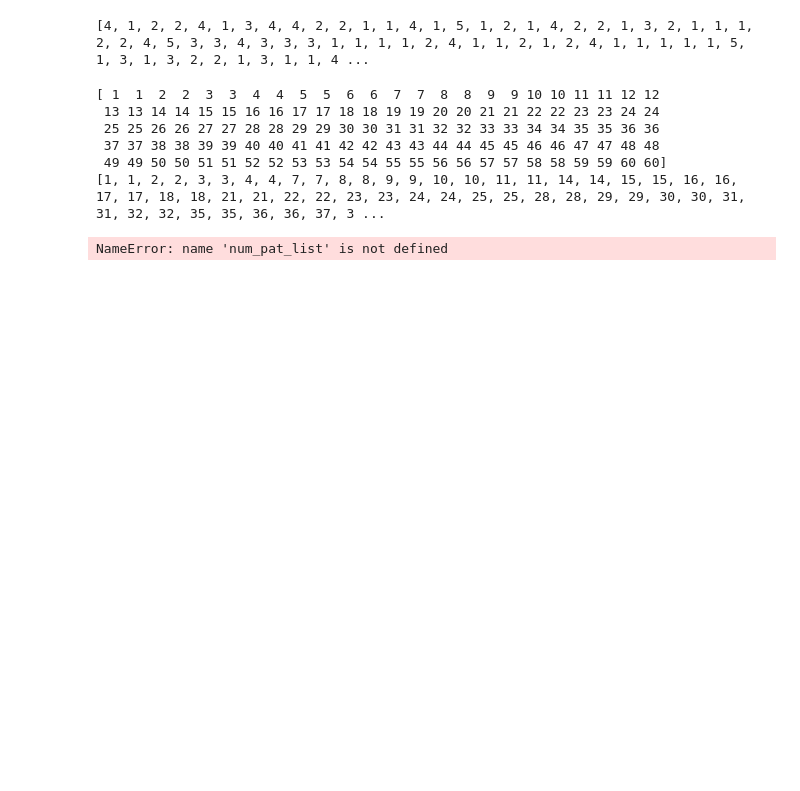
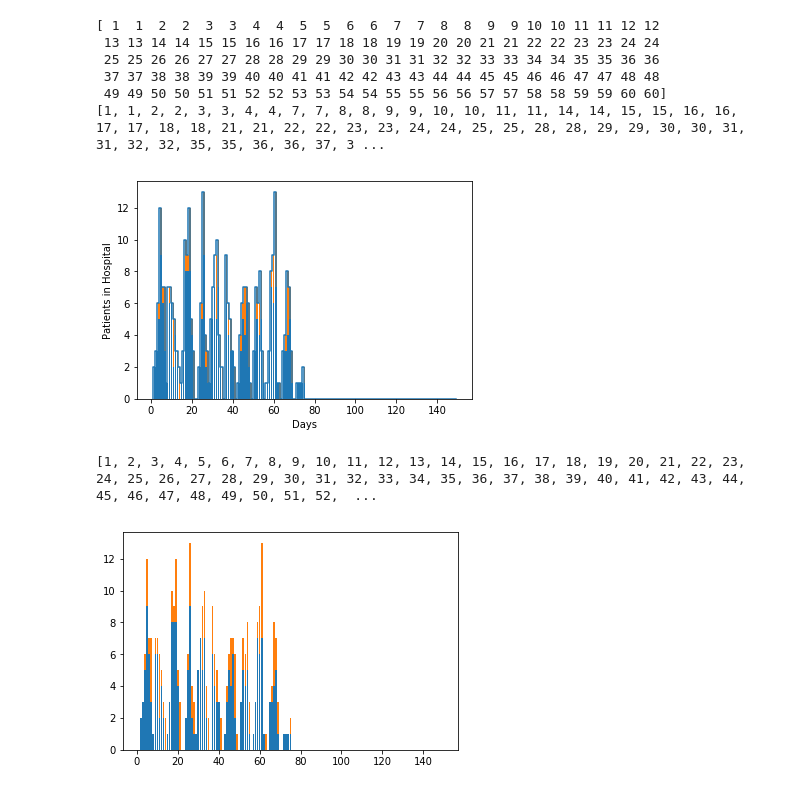
Before and after one commit to nma5214/TeamMayo, a Jupyter notebook: Greedy/Greedy_schedule_1.ipynb, the cells around one changed output. Saved outputs shown, nothing was run; the diff lists cells and outputs as text; code cells hidden in the pictures; blank space fills up the shorter version.

```diff
--- a/Greedy/Greedy_schedule_1.ipynb
+++ b/Greedy/Greedy_schedule_1.ipynb
@@ -9,18 +9,22 @@ import numpy as np
 import random
 import matplotlib.pyplot as plt
 
-#num_pat_list = []
-#for i in range(10):
-#    num_pat_list.append(10)
-sp1=10
-sp2=3
+#num_pat_list is used for the weekly d1 scheduling function, make_schedule_d1_batch
+num_pat_list = []
+for i in range(10): #The input in "range" gives us the number of weeks to observe
+    num_pat_list.append(10) #The input in "num_pat_list.append" gives the number of patients per week.
 
-#num_pats=sum(num_pat_list)
+sp1=10 #The number of available rooms in d1 facility
+sp2=3 #The number of available rooms in d2 facility
 
+num_pats_batch=sum(num_pat_list)
+
+#reg_pat_arr gives us a list where the ith entry of that list gives us the day that patient i showed up for treatment.
+#The days are considered in the context of a 5-day week.
 reg_pat_arr = []
-for i in range(60):
+for i in range(60): #The number in "range" gives us the number of weekdays patients will be arriving.
     reg_pat_arr.append(i)
-    reg_pat_arr.append(i)
+    reg_pat_arr.append(i) #Currently, this is set up to have patients arriving two per day.
 
 num_pats=len(reg_pat_arr)
 #setting the seed
@@ -28,26 +32,26 @@ np.random.seed(2019)
 #Choosing collection numbers to be random.
 #The distribution below is almost the same as the one Yu-Li showed us.
 
-#doctor schedules.  For now, let's have 3 doctors available for the d2 process who are available on random days.
-#doctor = []
-#for i in range(20):
-#    doctor.append(np.random.randint(0,5)) #Each doctor is available on a random weekday (consistent throughout the process)
-#print doctor
-#Build a schedule of doctor's based on doctor being available for a maximum of 1-day
+
+#Build a schedule of doctor's based on doctor being available for a maximum of 1-day.
+#Each doctor is assigned a weekday (at random) on which they will be available to take patients.  There is no limit to how
+#many patients they can see.
 np.random.seed(2019)
 num_docs = 20
 doc_avail_day = [np.random.randint(0,5) for d in range(num_docs)]
 #Build a master schedule for the doctor's availability for 120 days
 mast_sched_doc = np.array([[int(j%5 == doc_avail_day[d]) for j in range(120)]for d in range(num_docs)]) #Here 60 days is scheduling
 
-#Make sure that the doc is available atmost 1 day a week
+#Make sure that the doc is available at most 1 day a week
 doc_avail_day = [np.random.randint(0,5) for d in range(num_docs)]
 
+#coll is used for daily patients
 np.random.seed(2019)
 coll = [np.random.choice([1,2,3,4,5], p =[.398,.304,.147,.088,.063]) for i in range(num_pats)]
-#for j, day in enumerate(coll):
-#    print day
-print(coll)
+
+#coll_batch is used for weekly patients
+np.random.seed(2019)
+coll_batch = [np.random.choice([1,2,3,4,5], p =[.398,.304,.147,.088,.063]) for i in range(num_pats_batch)]
 #Choosing number of chemo days to be random according to a triangular distribution.
 np.random.seed(2019)
 chemo = []
@@ -59,7 +63,16 @@ for i in range(num_pats):
     inf.append(1)
 
 
+#same as the previous few lines, but for the weekly patients
 
+np.random.seed(2019)
+chemo_batch = []
+for i in range(num_pats_batch):
+    chemo_batch.append(int((random.triangular(low=1,high=6, mode=2))))
+
+inf_batch = []
+for i in range(num_pats_batch):
+    inf_batch.append(1)
 #def make_schedule_d1(num_patients,collections, max_space1, max_days):
     #initialize schedules for d1 and d2 procedures.  These record the number of patients scheduled for each procedure on each day.
     #space1 = np.zeros(max_days)
@@ -88,5 +101,3 @@ for i in range(num_pats):
 #first_sched = make_schedule_d1(num_pats,coll, sp1,100)
 
 #first_sched
-# %% [output]
-[4, 1, 2, 2, 4, 1, 3, 4, 4, 2, 2, 1, 1, 4, 1, 5, 1, 2, 1, 4, 2, 2, 1, 3, 2, 1, 1, 1, 2, 2, 4, 5, 3, 3, 4, 3, 3, 3, 1, 1, 1, 1, 2, 4, 1, 1, 2, 1, 2, 4, 1, 1, 1, 1, 1, 5, 1, 3, 1, 3, 2, 2, 1, 3, 1, 1, 4 ...
@@ -349,35 +390,37 @@ print(daily_sched_d1_7day)
  49 49 50 50 51 51 52 52 53 53 54 54 55 55 56 56 57 57 58 58 59 59 60 60]
 [1, 1, 2, 2, 3, 3, 4, 4, 7, 7, 8, 8, 9, 9, 10, 10, 11, 11, 14, 14, 15, 15, 16, 16, 17, 17, 18, 18, 21, 21, 22, 22, 23, 23, 24, 24, 25, 25, 28, 28, 29, 29, 30, 30, 31, 31, 32, 32, 35, 35, 36, 36, 37, 3 ...
 # %%
-#Let's play with allowing the collections to vary from patient to patient randomly.
+#Let's run the whole process for the batch (weekly) schedule
 
-batch_sched_d1 = make_schedule_d1_batch(num_pat_list, coll, sp1, 150)
-batch_sched_d2 = make_schedule_d2(batch_sched_d1,coll, sp2, 150)
-batch_hosp_sched = make_schedule_hospital(batch_sched_d2,chemo,inf, 150)
-batch_chemo_sched = make_schedule_chemo(batch_sched_d2,chemo,150)
-batch_infusion_sched = make_schedule_infusion(batch_sched_d2,chemo,inf,150)
+batch_sched_d1 = make_schedule_d1_batch(num_pat_list, coll_batch, sp1, 150)
+batch_sched_d2 = make_schedule_d2(batch_sched_d1,coll_batch, sp2, 150)
+batch_chemo_sched = make_schedule_chemo(batch_sched_d2,chemo_batch,150)
+batch_infusion_sched = make_schedule_infusion(batch_sched_d2,chemo_batch,inf_batch,150)
+batch_hosp_sched = make_schedule_hospital(batch_chemo_sched,batch_infusion_sched)
 
 
 #Now let's plot the patient influx (chemo+infusion patients)
 NumDays = len(batch_hosp_sched)
 Nd=list(range(1,NumDays))
 plt.step(Nd, batch_hosp_sched[1:150])
 chemo_plt = plt.bar(Nd,batch_chemo_sched[1:150])
 inf_plt = plt.bar(Nd,batch_infusion_sched[1:150], bottom=batch_chemo_sched[1:150])
 plt.xlabel("Days")
 plt.ylabel("Patients in Hospital")
 
 plt.show()
 #mean number of patients in the hospital
 #sum(batch_hosp_sched[1:55])/(len(batch_hosp_sched[1:55]))
 
 print(Nd)
 #len(batch_chemo_sched[1:150])
 #Breakdown the chemo and infusion numbers
 chemo_plt = plt.bar(Nd,batch_chemo_sched[1:150])
 inf_plt = plt.bar(Nd,batch_infusion_sched[1:150], bottom=batch_chemo_sched[1:150])
 # %% [output]
+[figure, added]
-NameError: name 'num_pat_list' is not defined
+[1, 2, 3, 4, 5, 6, 7, 8, 9, 10, 11, 12, 13, 14, 15, 16, 17, 18, 19, 20, 21, 22, 23, 24, 25, 26, 27, 28, 29, 30, 31, 32, 33, 34, 35, 36, 37, 38, 39, 40, 41, 42, 43, 44, 45, 46, 47, 48, 49, 50, 51, 52,  ...
+[figure, added]
 # %%
 #Now let's plot the patient influx(chemo+infusion).  We will limit the days to the first 60.
 NumDays = 60
```
Also changed, not shown: parts of 9 cells of this notebook.
